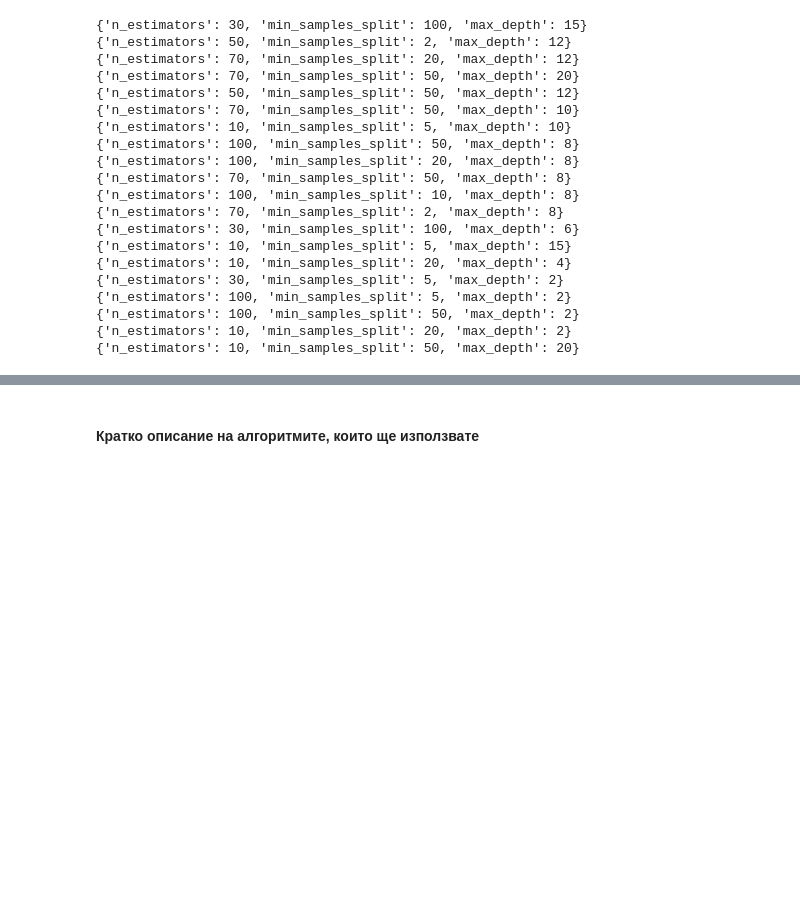
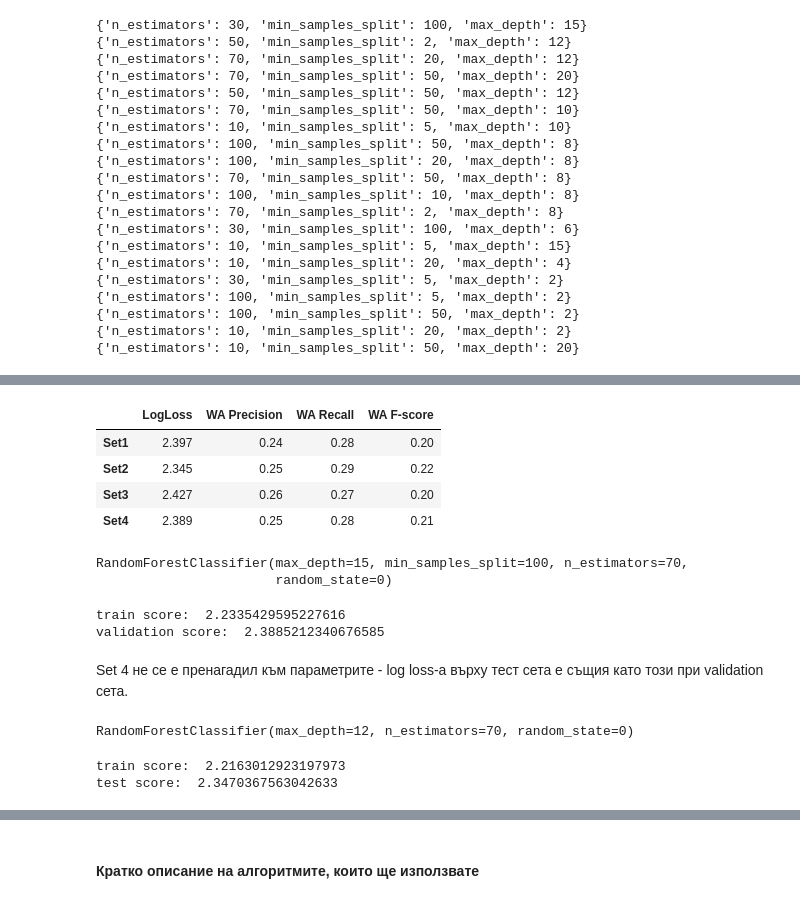
Before and after one commit to RayaSimeonova/crime-classification, a Jupyter notebook: project_description.ipynb, the cells around one changed output, grey strips where cells are left out. Saved outputs shown, nothing was run; the diff lists cells and outputs as text; code cells hidden in the pictures; blank space fills up the shorter version.

```diff
--- a/project_description.ipynb
+++ b/project_description.ipynb
@@ -951,0 +1041,45 @@ results
+# %%
+dict = {'LogLoss': ['2.397', '2.345', '2.427', '2.389'], 'WA Precision': ['0.24', '0.25', '0.26', '0.25'], 'WA Recall': ['0.28', '0.29', '0.27', '0.28'], 'WA F-score': ['0.20', '0.22', '0.20', '0.21']}
+results = pd.DataFrame(dict, index=['Set1', 'Set2', 'Set3', 'Set4'])
+results
+# %% [output]
+|  | LogLoss | WA Precision | WA Recall | WA F-score |
+| Set1 | 2.397 | 0.24 | 0.28 | 0.20 |
+| Set2 | 2.345 | 0.25 | 0.29 | 0.22 |
+| Set3 | 2.427 | 0.26 | 0.27 | 0.20 |
+| Set4 | 2.389 | 0.25 | 0.28 | 0.21 |
+# %%
+# Set 4 on test set
+model = RandomForestClassifier(random_state=0, max_depth=15, n_estimators=70, min_samples_split=100)
+model.fit(X_train, y_train)
+# %% [output]
+RandomForestClassifier(max_depth=15, min_samples_split=100, n_estimators=70,
+                       random_state=0)
+# %%
+data_selection = data.drop(columns=['Hour', 'Minute', 'Month', 'Day', 'DayOfWeek', 'EpochTime'])
+X_train, X_val, X_test, y_train, y_val, y_test = train_val_test_split(data_selection)
+del X_val, y_val
+
+print("train score: ", log_loss_evaluation(model, X_train, y_train))
+print("validation score: ", log_loss_evaluation(model, X_test, y_test))
+# %% [output]
+train score:  2.2335429595227616
+validation score:  2.3885212340676585
+# %% [markdown]
+Set 4 не се е пренагадил към параметрите - log loss-a върху тест сета е същия като този при validation сета.
+# %%
+# Set 2 on test set
+data_selection = data.drop(columns=['Season', 'HourRange', 'IsDuringBusinessHours', 'IsWeekend', 'IsHoliday'])
+X_train, X_val, X_test, y_train, y_val, y_test = train_val_test_split(data_selection)
+del X_val, y_val
+
+model = RandomForestClassifier(random_state=0, max_depth=12, n_estimators=70, min_samples_split=2)
+model.fit(X_train, y_train)
+# %% [output]
+RandomForestClassifier(max_depth=12, n_estimators=70, random_state=0)
+# %%
+print("train score: ", log_loss_evaluation(model, X_train, y_train))
+print("test score: ", log_loss_evaluation(model, X_test, y_test))
+# %% [output]
+train score:  2.2163012923197973
+test score:  2.3470367563042633
```
Also changed, not shown: parts of 15 cells of this notebook.
